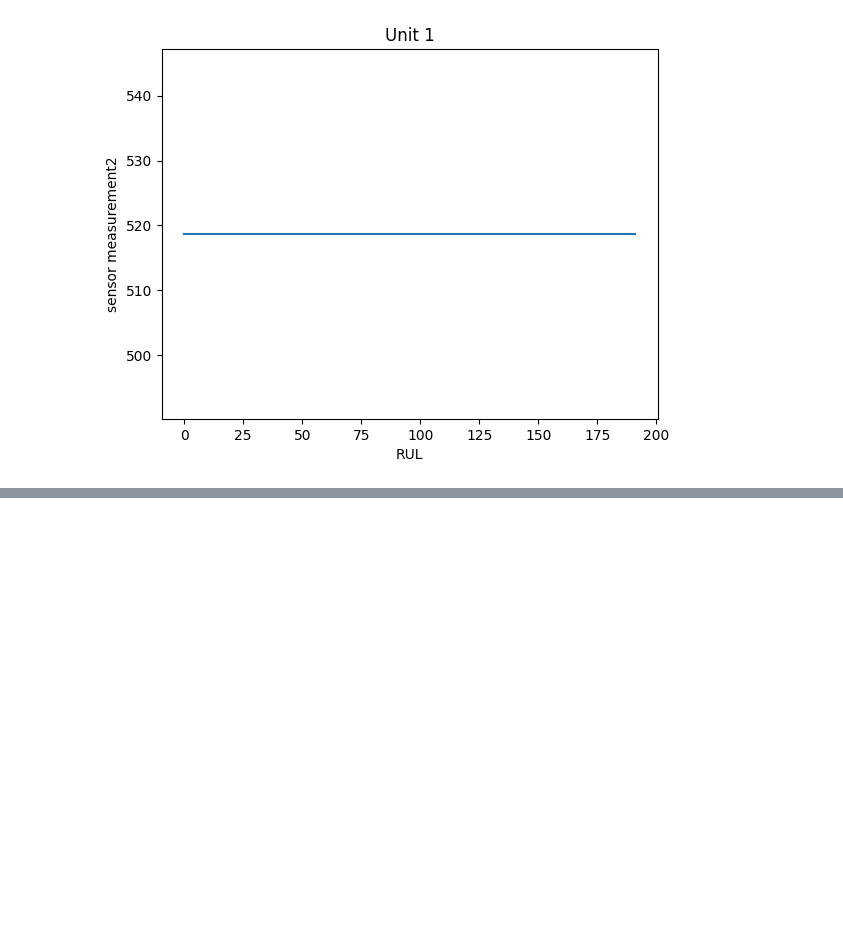
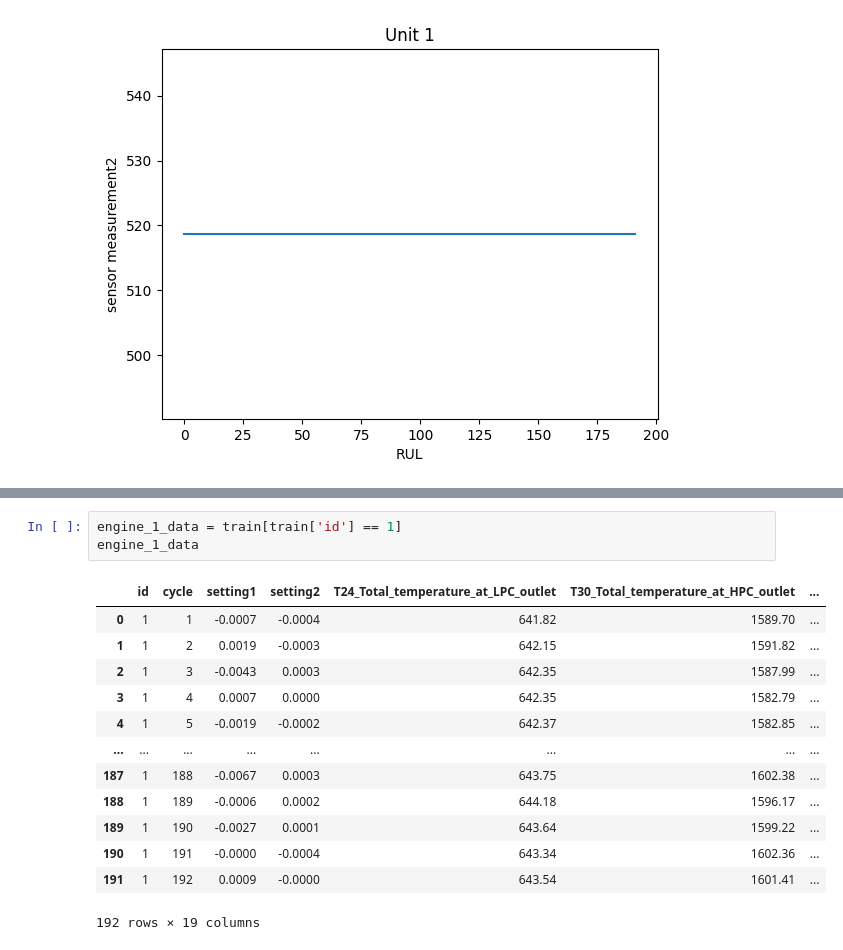
Before and after one commit to meghagkrishnan/jet_engine, a Jupyter notebook: notebooks/megha_jet_engine.ipynb, the cells around one changed output, grey strips where cells are left out. Drawn from its saved outputs; the diff is of its cells as text; blank space fills up the shorter version.

```diff
--- a/notebooks/megha_jet_engine.ipynb
+++ b/notebooks/megha_jet_engine.ipynb
@@ -250,0 +318,17 @@ Text(0, 0.5, 'sensor measurement2')
+# %%
+engine_1_data = train[train['id'] == 1]
+engine_1_data
+# %% [output]
+|  | id | cycle | setting1 | setting2 | T24_Total_temperature_at_LPC_outlet | T30_Total_temperature_at_HPC_outlet | ... |
+| 0 | 1 | 1 | -0.0007 | -0.0004 | 641.82 | 1589.70 | ... |
+| 1 | 1 | 2 | 0.0019 | -0.0003 | 642.15 | 1591.82 | ... |
+| 2 | 1 | 3 | -0.0043 | 0.0003 | 642.35 | 1587.99 | ... |
+| 3 | 1 | 4 | 0.0007 | 0.0000 | 642.35 | 1582.79 | ... |
+| 4 | 1 | 5 | -0.0019 | -0.0002 | 642.37 | 1582.85 | ... |
+| ... | ... | ... | ... | ... | ... | ... | ... |
+| 187 | 1 | 188 | -0.0067 | 0.0003 | 643.75 | 1602.38 | ... |
+| 188 | 1 | 189 | -0.0006 | 0.0002 | 644.18 | 1596.17 | ... |
+| 189 | 1 | 190 | -0.0027 | 0.0001 | 643.64 | 1599.22 | ... |
+| 190 | 1 | 191 | -0.0000 | -0.0004 | 643.34 | 1602.36 | ... |
+| 191 | 1 | 192 | 0.0009 | -0.0000 | 643.54 | 1601.41 | ... |
+192 rows × 19 columns
```
Also changed, not shown: parts of 12 cells of this notebook.
